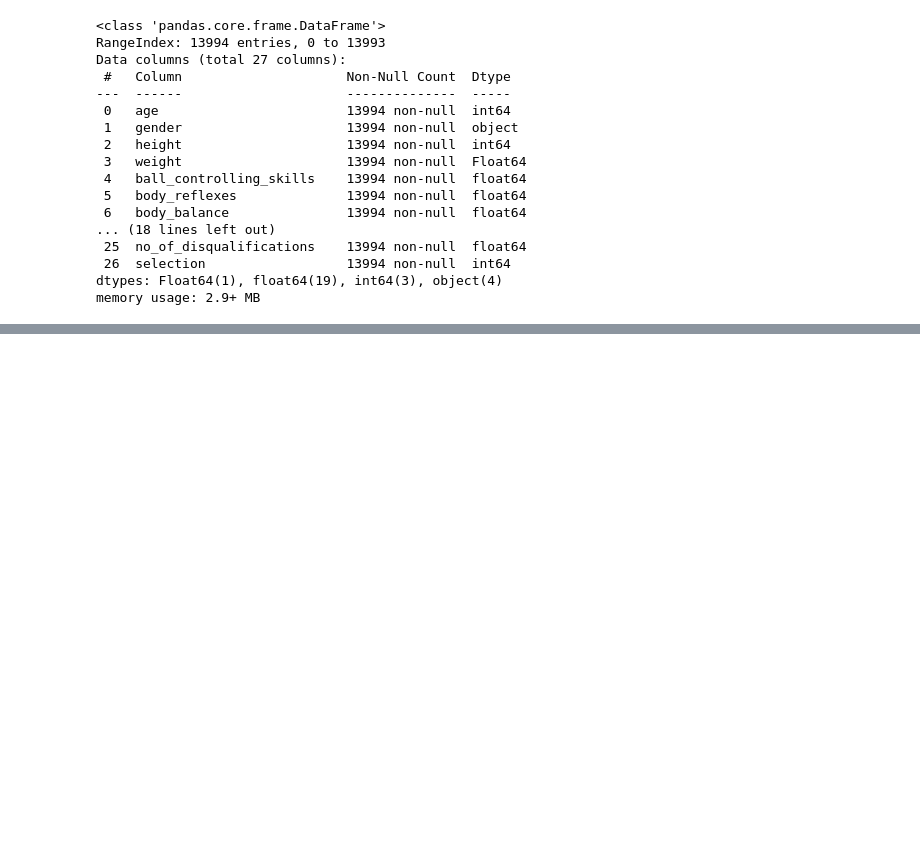
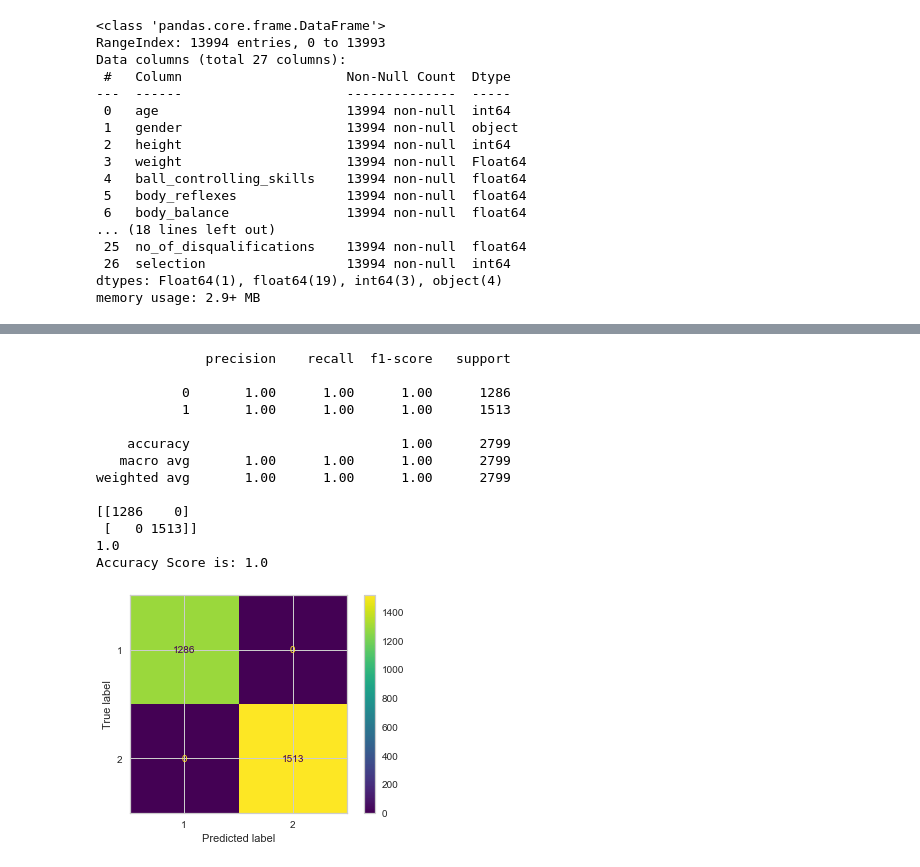
Before and after one commit to Jithin-George-9227/Exit-test, a Jupyter notebook: Exit test.ipynb, the cells around one changed output, grey strips where cells are left out. Drawn from its saved outputs; the diff is of its cells as text; code cells hidden in the pictures; blank space fills up the shorter version.

```diff
--- a/Exit test.ipynb
+++ b/Exit test.ipynb
@@ -193,19 +188,3 @@ y=df['selection']
 
 from sklearn.model_selection import train_test_split
 X_train, X_test, y_train, y_test = train_test_split(X, y, test_size=0.2, random_state=42)
-# %%
-from sklearn.neighbors import KNeighborsClassifier
-from sklearn.metrics import accuracy_score
-
-# Initialize the KNeighborsClassifier
-knn_classifier = KNeighborsClassifier(n_neighbors=3)
-
-# Train the model
-knn_classifier.fit(X_train, y_train)
-
-# Predict on the test set
-y_pred = knn_classifier.predict(X_test)
-
-# Calculate accuracy
-accuracy = accuracy_score(y_test, y_pred)
-print("Accuracy:", accuracy)
@@ -213,0 +289,32 @@ Accuracy: 1.0
+# %%
+## creating model with LogisticRegression
+
+from sklearn.linear_model import LogisticRegression
+from sklearn.metrics import classification_report,confusion_matrix,ConfusionMatrixDisplay,accuracy_score
+lgr= LogisticRegression(random_state=0)
+lgr.fit(X_train, y_train)
+y_pred = lgr.predict(X_test)
+
+print(classification_report(y_test,y_pred))
+result=confusion_matrix(y_test,y_pred)
+print(result)
+labels=[1,2]
+print(lgr.score(X_test,y_test))
+cmd=ConfusionMatrixDisplay(result,display_labels=labels)
+cmd.plot()
+print('Accuracy Score is:',accuracy_score(y_test,y_pred))
+# %% [output]
+              precision    recall  f1-score   support
+
+           0       1.00      1.00      1.00      1286
+           1       1.00      1.00      1.00      1513
+
+    accuracy                           1.00      2799
+   macro avg       1.00      1.00      1.00      2799
+weighted avg       1.00      1.00      1.00      2799
+
+[[1286    0]
+ [   0 1513]]
+1.0
+Accuracy Score is: 1.0
+[figure, added]
```
Also changed, not shown: parts of 15 cells of this notebook.
